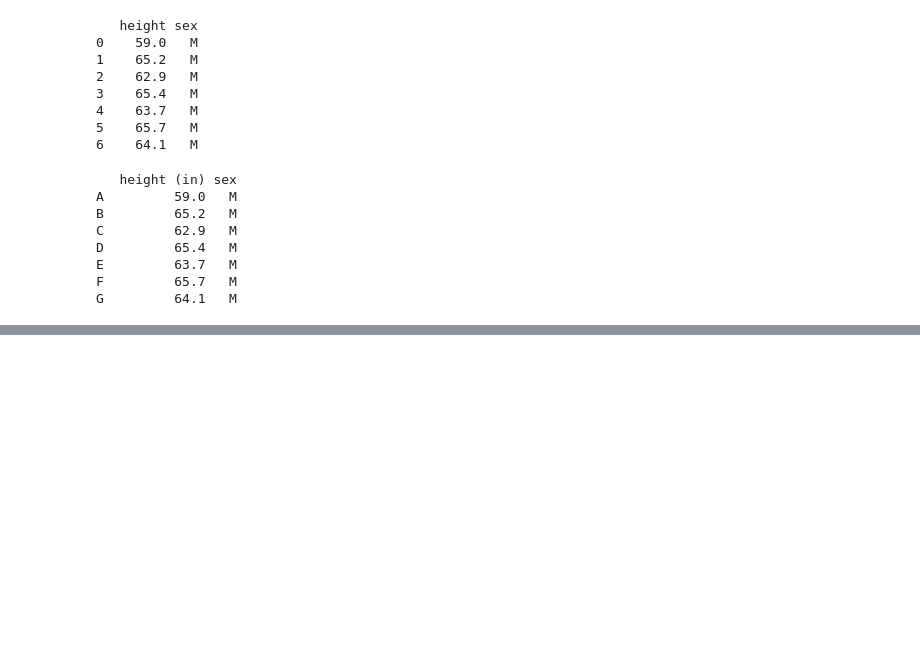
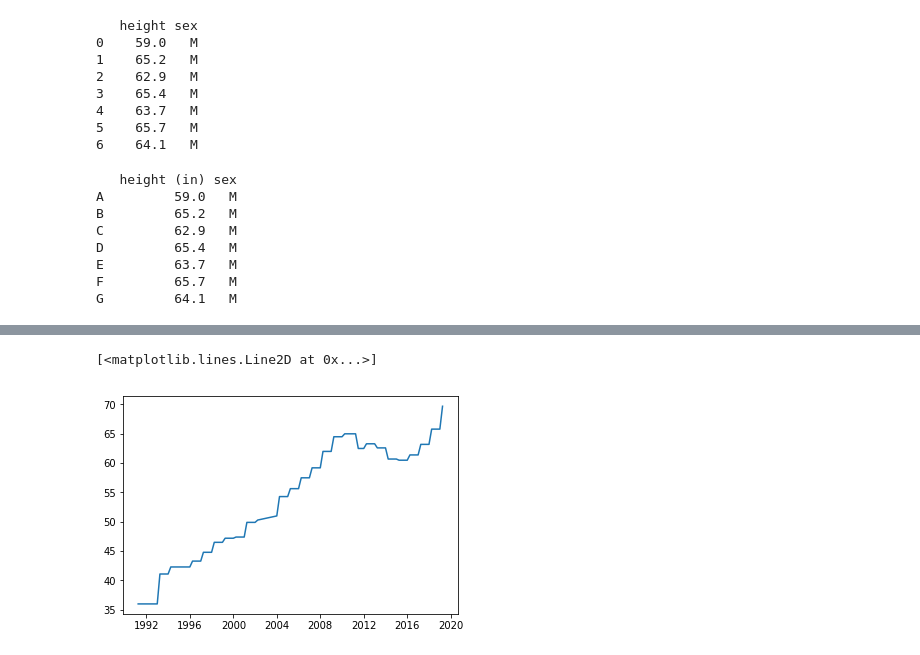
Before and after one commit to SANYAM1996/scatter-plotter, a Jupyter notebook: pandas_foundation.ipynb, the cells around one changed output, grey strips where cells are left out. Cells and saved outputs as stored; diff of their text form; code cells hidden in the pictures; blank space fills up the shorter version.

```diff
--- a/pandas_foundation.ipynb
+++ b/pandas_foundation.ipynb
@@ -85,0 +165,3 @@ G         64.1   M
+# %%
+# plotting series
+close_series = df['Median Income']
@@ -85,0 +172,5 @@ G         64.1   M
+# %%
+plt.plot(close_series)
+# %% [output]
+[<matplotlib.lines.Line2D at 0x...>]
+[figure, added]
```
Also changed, not shown: parts of 16 cells of this notebook.
